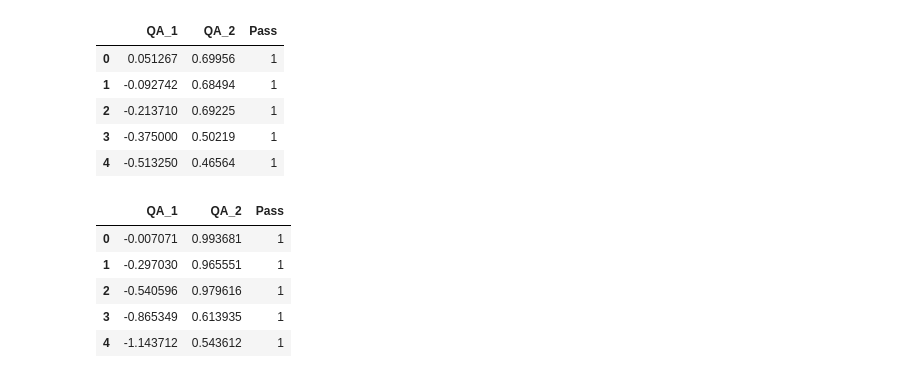
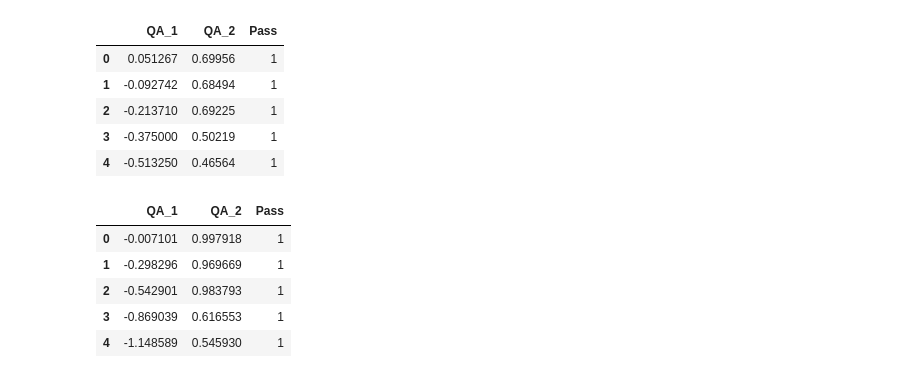
Before and after one commit to diogomatoschaves/ml-coursera-python, a Jupyter notebook: ml_coursera/week_2/week_2.ipynb, the cells around one changed output. Cells and saved outputs as stored; diff of their text form; code cells hidden in the pictures.

```diff
--- a/ml_coursera/week_2/week_2.ipynb
+++ b/ml_coursera/week_2/week_2.ipynb
@@ -106,12 +98,12 @@ reg = LogisticRegression(max_iter=10000, learning_rate=0.01, reg_param=200)
 # %%
-df[["QA_1", "QA_2"]] = reg.normalize_features(df[["QA_1", "QA_2"]])
+df[["QA_1", "QA_2"]] = normalize_features(df[["QA_1", "QA_2"]])
 df.head()
 # %% [output]
 |  | QA_1 | QA_2 | Pass |
-| 0 | -0.007071 | 0.993681 | 1 |
-| 1 | -0.297030 | 0.965551 | 1 |
-| 2 | -0.540596 | 0.979616 | 1 |
-| 3 | -0.865349 | 0.613935 | 1 |
-| 4 | -1.143712 | 0.543612 | 1 |
+| 0 | -0.007101 | 0.997918 | 1 |
+| 1 | -0.298296 | 0.969669 | 1 |
+| 2 | -0.542901 | 0.983793 | 1 |
+| 3 | -0.869039 | 0.616553 | 1 |
+| 4 | -1.148589 | 0.545930 | 1 |
 # %%
 x = df[["QA_1", "QA_2"]].to_numpy()
```
Also changed, not shown: parts of 20 cells of this notebook, 9 other files.
